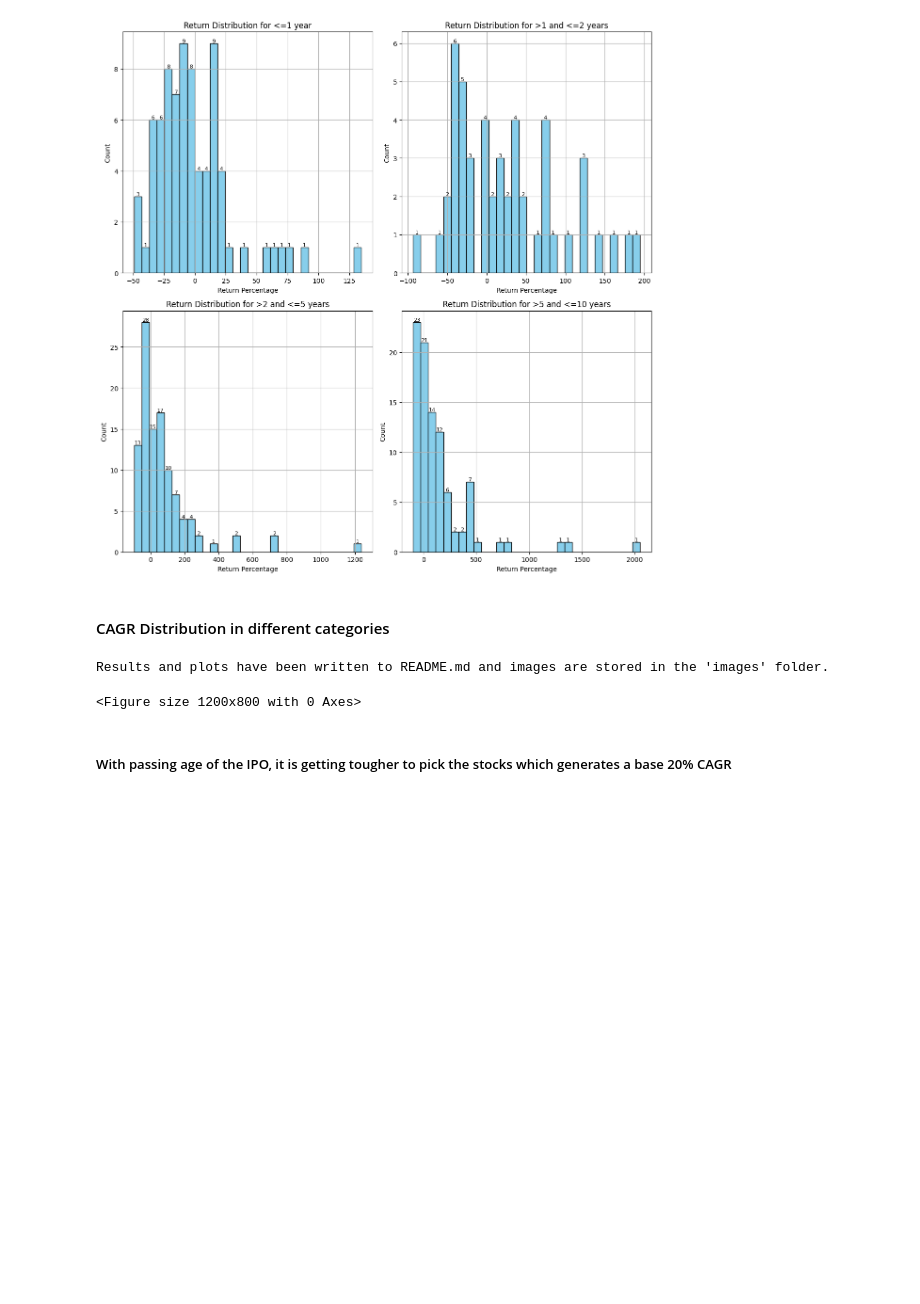
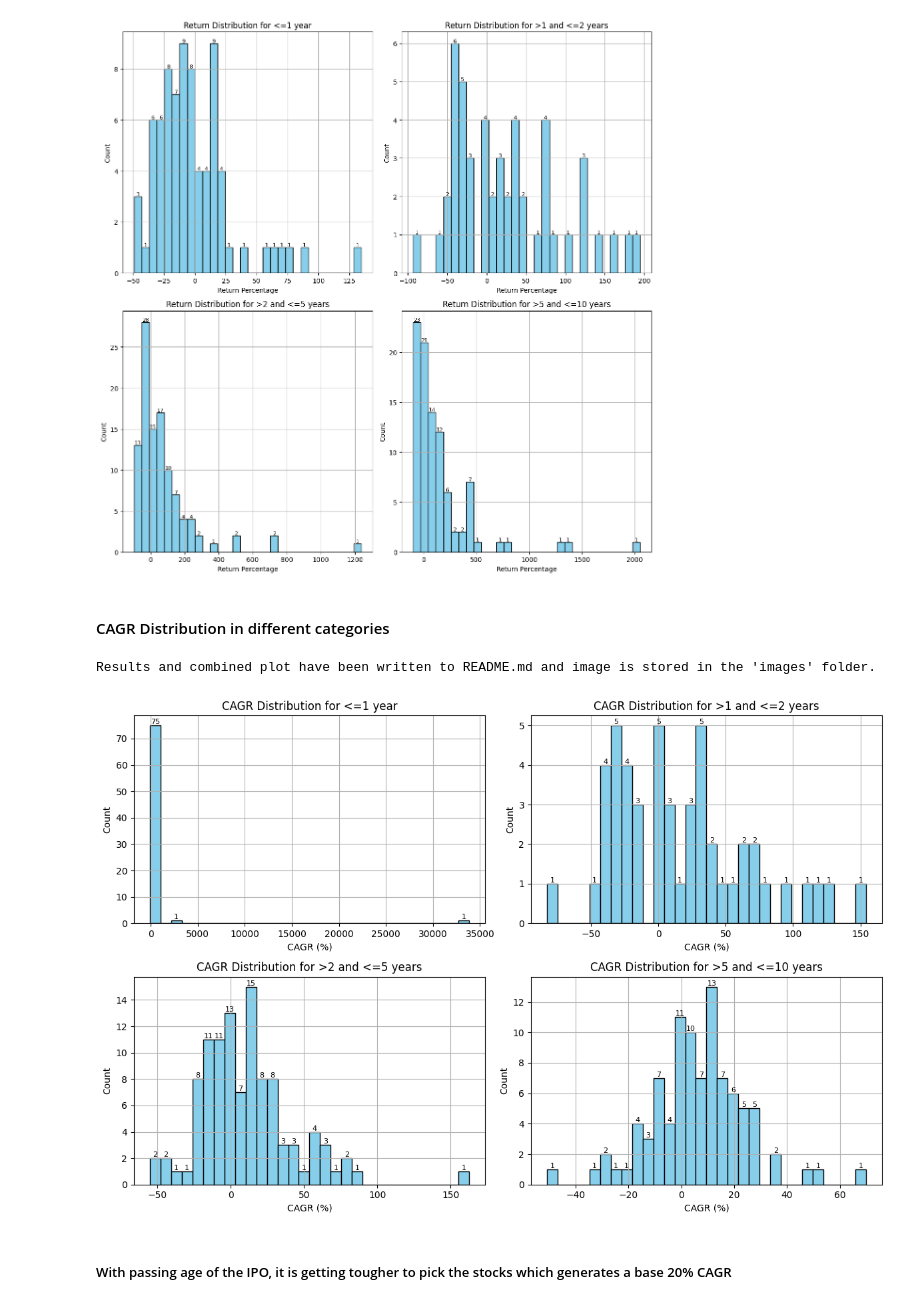
Before and after one commit to re1nth/IPOScreener, a Jupyter notebook: ipoSource.ipynb, the cells around one changed output. Cells and saved outputs as stored; diff of their text form; code cells hidden in the pictures; blank space fills up the shorter version.

Commit message:
Cleaned README.md

```diff
--- a/ipoSource.ipynb
+++ b/ipoSource.ipynb
@@ -332,75 +332,54 @@ for filename in os.listdir(data_dir):
             elif 5 < years_diff <= 10:
                 cagr_by_category[">5 and <=10 years"].append(cagr)
 
-# Plot the distribution of CAGR for each year category
-plt.figure(figsize=(12, 8))
-
-# Clean the README.md file by opening it in write mode
+# Open the README.md file in append mode
 with open(output_file, "a") as readme:
     readme.write("# Stock Performance Analysis\n")
     readme.write("This report categorizes stocks by IPO age and displays those with a CAGR of >=20%.\n\n")
 
-    # Iterate through your categories and plot the first set of histograms
+    # Create a figure to hold all subplots
+    plt.figure(figsize=(12, 8))
+
+    # Iterate through your categories and plot the histograms for CAGR
     for idx, (category, cagr_values) in enumerate(cagr_by_category.items(), 1):
         plt.subplot(2, 2, idx)
 
-        # Calculate mean, median, variance, and probability
-        mean_cagr = np.mean(cagr_values)
-        median_cagr = np.median(cagr_values)
-        variance_cagr = np.var(cagr_values)
-        probability_above_20 = sum(c > 20 for c in cagr_values) / len(cagr_values) if cagr_values else 0
-
-        # Plot the histogram
+        # Plot the histogram for CAGR
         n, bins, patches = plt.hist(cagr_values, bins=30, color='skyblue', edgecolor='black')
 
         # Annotate counts on top of each bar
         for i in range(len(patches)):
             count = int(n[i])  # Get the count for each bar
             if count > 0:  # Only annotate bars with counts > 0
                 plt.text(patches[i].get_x() + patches[i].get_width() / 2,
                          n[i],
                          str(count),
                          ha='center',
                          va='bottom',
                          fontsize=8,
                          color='black')
 
-        # Add annotations for statistics in the top-right corner
-        plt.axvline(mean_cagr, color='red', linestyle='dashed', linewidth=1)
-        plt.axvline(median_cagr, color='green', linestyle='dashed', linewidth=1)
-
+        # Set titles and labels
         plt.xlabel('CAGR (%)')
         plt.ylabel('Count')
         plt.title(f'CAGR Distribution for {category}')
         plt.grid(True)
 
-        # Annotate statistics
-        plt.text(0.95, 0.95, f'Mean: {mean_cagr:.2f}%', ha='right', va='top', transform=plt.gca().transAxes, color="red")
-        plt.text(0.95, 0.90, f'Median: {median_cagr:.2f}%', ha='right', va='top', transform=plt.gca().transAxes, color="green")
-        plt.text(0.95, 0.85, f'Variance: {variance_cagr:.2f}', ha='right', va='top', transform=plt.gca().transAxes, color="blue")
-        plt.text(0.95, 0.80, f'P(CAGR > 20%): {probability_above_20:.2%}', ha='right', va='top', transform=plt.gca().transAxes, color="purple")
+    # Adjust layout to prevent overlap
+    plt.tight_layout()
 
-        plt.tight_layout()  # Adjust layout to prevent overlap
+    # Save the combined plot to the images folder
+    combined_plot_filename = f"{images_dir}/combined_cagr_distribution.png"
+    plt.savefig(combined_plot_filename, format="png")
 
-        # Save the plot to the images folder
-        plot_filename = f"{images_dir}/cagr_distribution_{category.replace(' ', '_')}.png"
-        plt.savefig(plot_filename, format="png")
+    # Write the plot reference to the README.md file
+    readme.write("## Combined CAGR Distribution\n")
+    readme.write(f"![Combined CAGR Distribution](./{combined_plot_filename})\n\n")
 
-        # Write analysis text to README.md
-        readme.write(f"## {category} - CAGR Distribution\n")
-        readme.write(f"Mean CAGR: {mean_cagr:.2f}%\n")
-        readme.write(f"Median CAGR: {median_cagr:.2f}%\n")
-        readme.write(f"Variance: {variance_cagr:.2f}\n")
-        readme.write(f"Probability of CAGR > 20%: {probability_above_20:.2%}\n\n")
-        readme.write(f"![CAGR Distribution for {category}](./{plot_filename})\n\n")
-
-        # Clear the plot to avoid overlapping between subplots
-        plt.clf()
-
-    print(f"Results and plots have been written to {output_file} and images are stored in the '{images_dir}' folder.")
+    print(f"Results and combined plot have been written to {output_file} and image is stored in the '{images_dir}' folder.")
 # %% [output]
-Results and plots have been written to README.md and images are stored in the 'images' folder.
+Results and combined plot have been written to README.md and image is stored in the 'images' folder.
-<Figure size 1200x800 with 0 Axes>
+[figure, added]
 # %% [markdown]
 ##### With passing age of the IPO, it is getting tougher to pick the stocks which generates a base 20% CAGR
 # %% [markdown]
```
Also changed, not shown: 10 other files.
